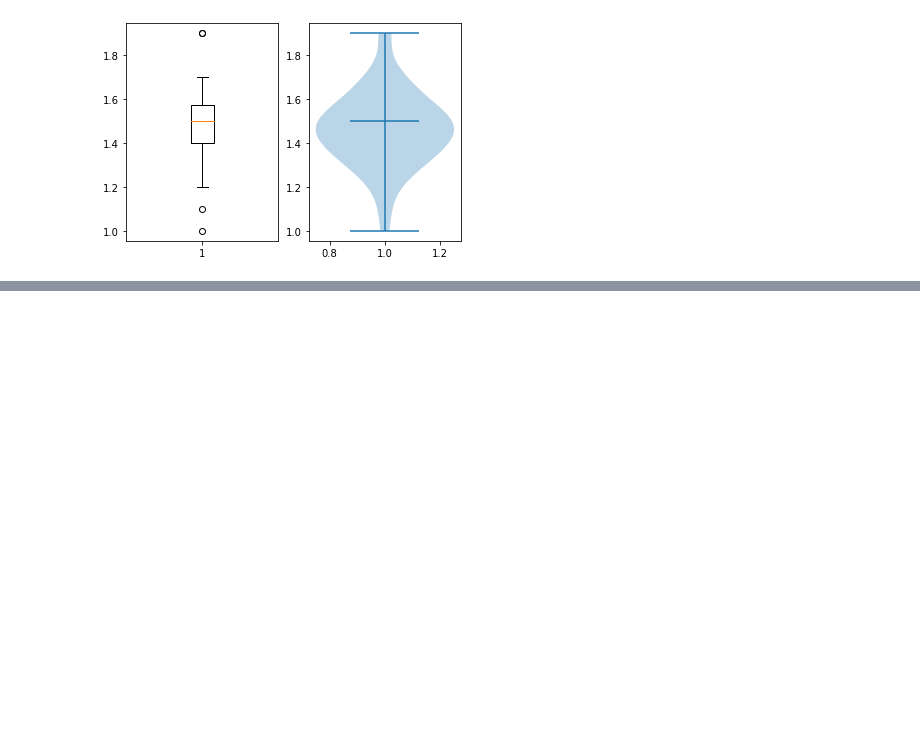
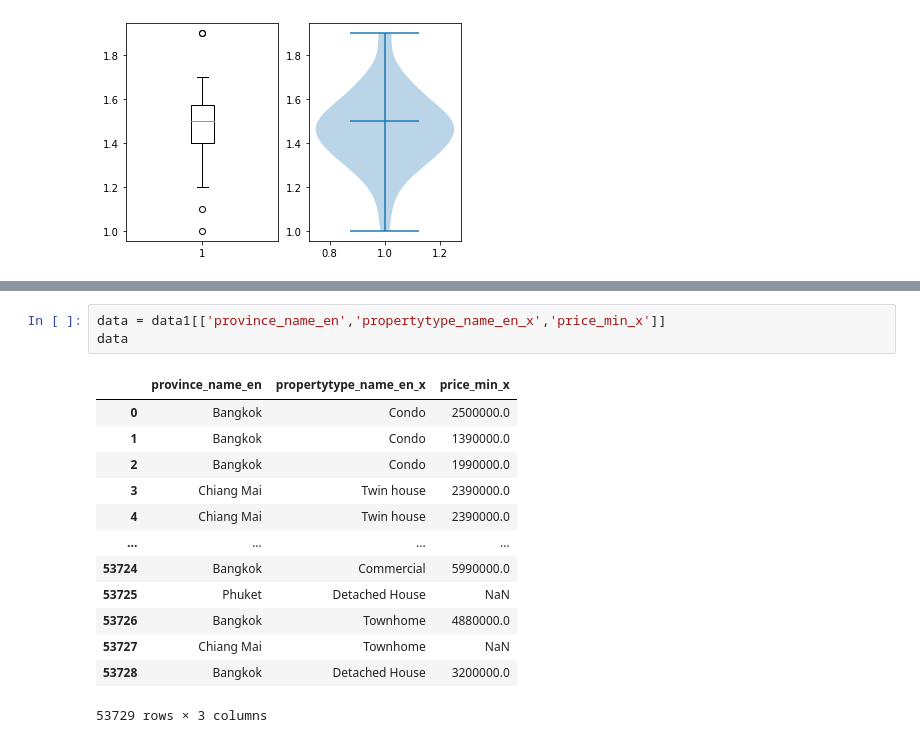
Before and after one commit to nxxk23/BasicProg_DataViz65, a Jupyter notebook: DataViz02_Data_Distribution_.ipynb, the cells around one changed output, grey strips where cells are left out. Cells and saved outputs as stored; diff of their text form; blank space fills up the shorter version.

```diff
--- a/DataViz02_Data_Distribution_.ipynb
+++ b/DataViz02_Data_Distribution_.ipynb
@@ -379,0 +430,17 @@ vi = plt.violinplot(df['PetalLength'][:50],showmedians=True)
+# %%
+data = data1[['province_name_en','propertytype_name_en_x','price_min_x']]
+data
+# %% [output]
+|  | province_name_en | propertytype_name_en_x | price_min_x |
+| 0 | Bangkok | Condo | 2500000.0 |
+| 1 | Bangkok | Condo | 1390000.0 |
+| 2 | Bangkok | Condo | 1990000.0 |
+| 3 | Chiang Mai | Twin house | 2390000.0 |
+| 4 | Chiang Mai | Twin house | 2390000.0 |
+| ... | ... | ... | ... |
+| 53724 | Bangkok | Commercial | 5990000.0 |
+| 53725 | Phuket | Detached House | NaN |
+| 53726 | Bangkok | Townhome | 4880000.0 |
+| 53727 | Chiang Mai | Townhome | NaN |
+| 53728 | Bangkok | Detached House | 3200000.0 |
+53729 rows × 3 columns
```
Also changed, not shown: parts of 47 cells of this notebook.
